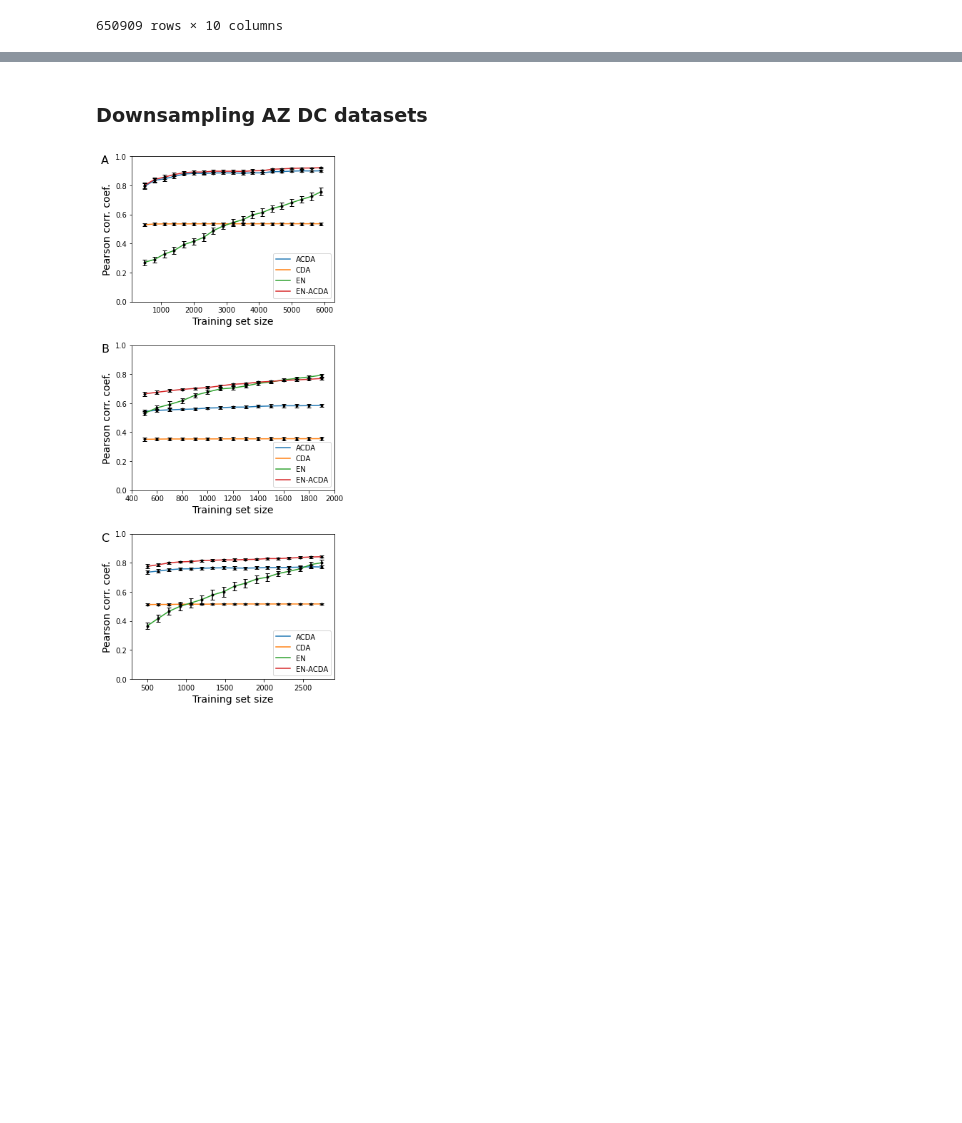
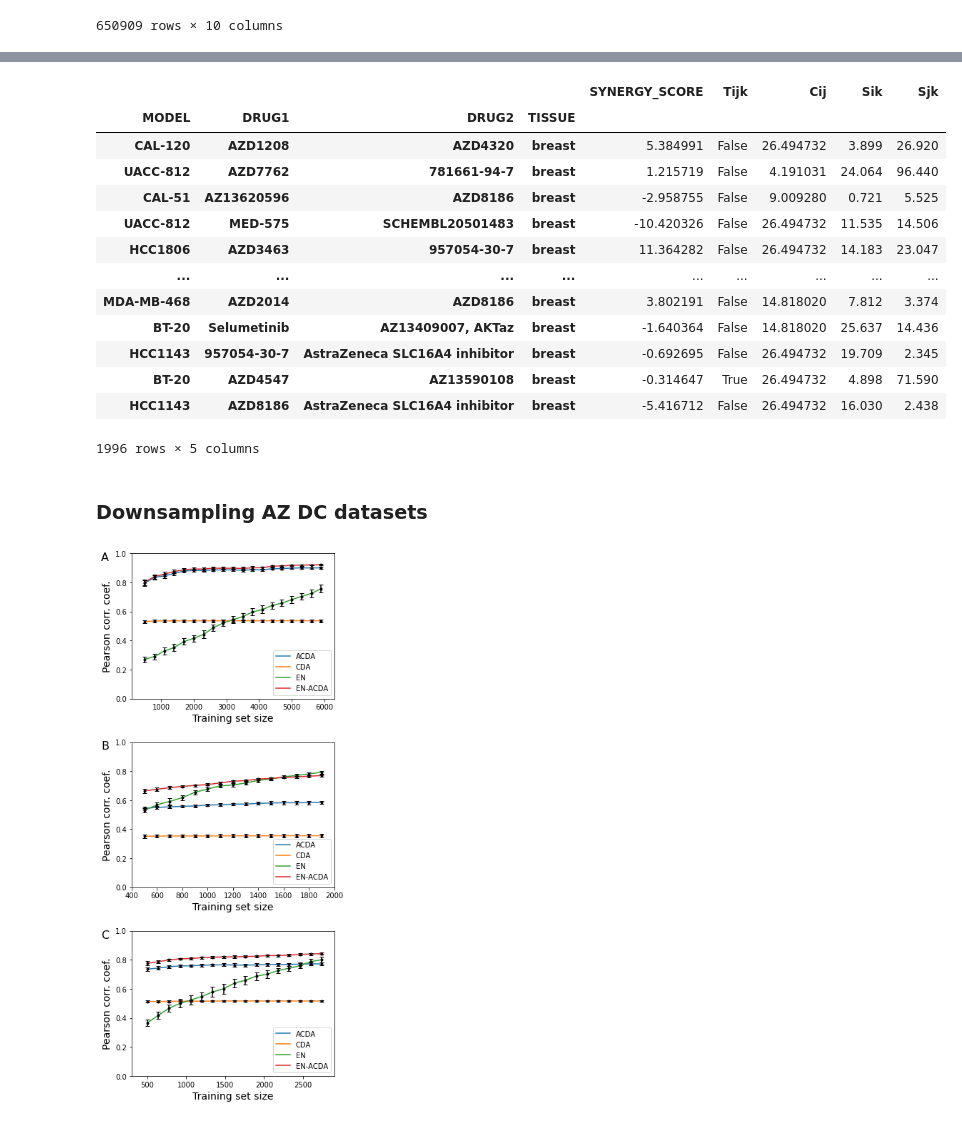
Before and after one commit to TheJacksonLaboratory/drug-synergy, a Jupyter notebook: scripts/Synergy_workbook.ipynb, the cells around one changed output, grey strips where cells are left out. Cells and saved outputs as stored; diff of their text form; code cells hidden in the pictures; blank space fills up the shorter version.

```diff
--- a/scripts/Synergy_workbook.ipynb
+++ b/scripts/Synergy_workbook.ipynb
@@ -1895,3 +1968,31 @@ df_DC[['AUC_DRUG1', 'AUC_DRUG2', 'SYNERGY_ZIP', 'DRUG1_TARGETS', 'DRUG2_TARGETS'
+# %%
+# Making data for example with the ACDA package
+df_temp = df_DC.xs('ASTRAZENECA').xs('breast', drop_level=False, level='TISSUE')
+o = se_models_mutations_GDSC.index.intersection(df_temp.index.to_frame()['MODEL'].unique())
+df_temp = df_temp.loc[df_temp.index.to_frame()['MODEL'].isin(o)]
+df_temp['MUTATIONS'] = se_models_mutations_GDSC.loc[df_temp.index.get_level_values('MODEL')].values
+df_temp = df_temp[['AUC_DRUG1', 'AUC_DRUG2', 'SYNERGY_ZIP', 'DRUG1_TARGETS', 'DRUG2_TARGETS', 'MUTATIONS']].reset_index()
+df_temp.columns = [['MODEL', 'DRUG1', 'DRUG2', 'TISSUE', 'SENSITIVITY_DRUG1', 'SENSITIVITY_DRUG2', 'SYNERGY_SCORE', 'DRUG1_TARGETS', 'DRUG2_TARGETS', 'MUTATIONS']]
+df_temp
+df_temp.to_csv(sdatadir + 'DrugComb_ASTRAZENECA_breast.csv.gz', index=False)
+# %%
+df, dfC, dfS, Z = prepareFromDCfull(df_temp, 1000, returnMore=True)
+df
+# %% [output]
+|  |  |  |  | SYNERGY_SCORE | Tijk | Cij | Sik | Sjk |
+| MODEL | DRUG1 | DRUG2 | TISSUE |  |  |  |  |  |
+| CAL-120 | AZD1208 | AZD4320 | breast | 5.384991 | False | 26.494732 | 3.899 | 26.920 |
+| UACC-812 | AZD7762 | 781661-94-7 | breast | 1.215719 | False | 4.191031 | 24.064 | 96.440 |
+| CAL-51 | AZ13620596 | AZD8186 | breast | -2.958755 | False | 9.009280 | 0.721 | 5.525 |
+| UACC-812 | MED-575 | SCHEMBL20501483 | breast | -10.420326 | False | 26.494732 | 11.535 | 14.506 |
+| HCC1806 | AZD3463 | 957054-30-7 | breast | 11.364282 | False | 26.494732 | 14.183 | 23.047 |
+| ... | ... | ... | ... | ... | ... | ... | ... | ... |
+| MDA-MB-468 | AZD2014 | AZD8186 | breast | 3.802191 | False | 14.818020 | 7.812 | 3.374 |
+| BT-20 | Selumetinib | AZ13409007, AKTaz | breast | -1.640364 | False | 14.818020 | 25.637 | 14.436 |
+| HCC1143 | 957054-30-7 | AstraZeneca SLC16A4 inhibitor | breast | -0.692695 | False | 26.494732 | 19.709 | 2.345 |
+| BT-20 | AZD4547 | AZ13590108 | breast | -0.314647 | True | 26.494732 | 4.898 | 71.590 |
+| HCC1143 | AZD8186 | AstraZeneca SLC16A4 inhibitor | breast | -5.416712 | False | 26.494732 | 16.030 | 2.438 |
+1996 rows × 5 columns
 # %% [markdown]
 ### Downsampling AZ DC datasets
 # %%
```
Also changed, not shown: parts of 14 cells of this notebook, 20 other files.
